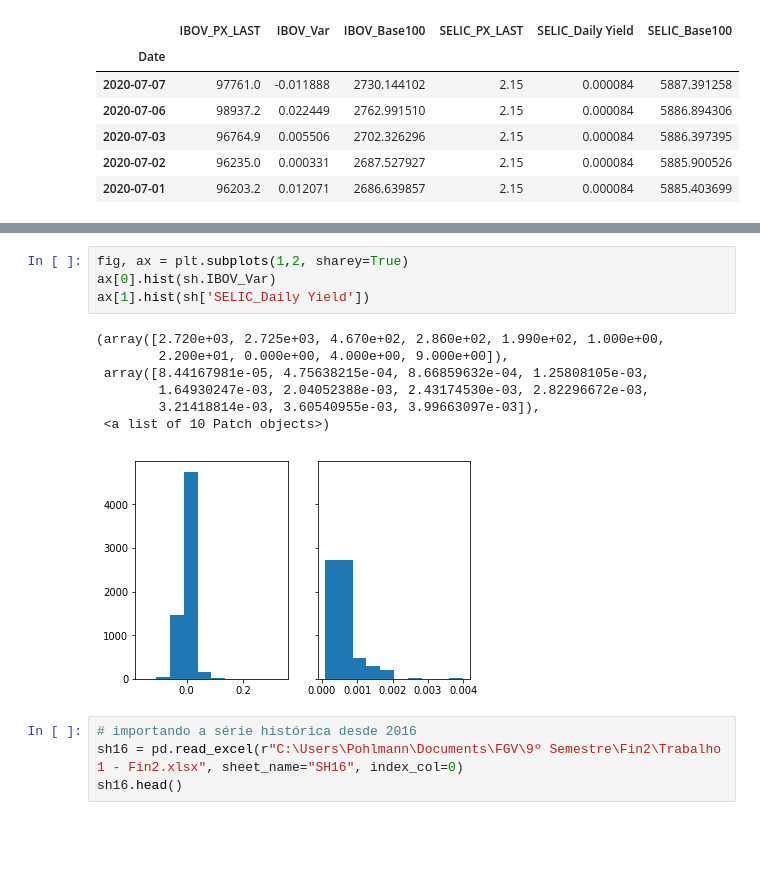
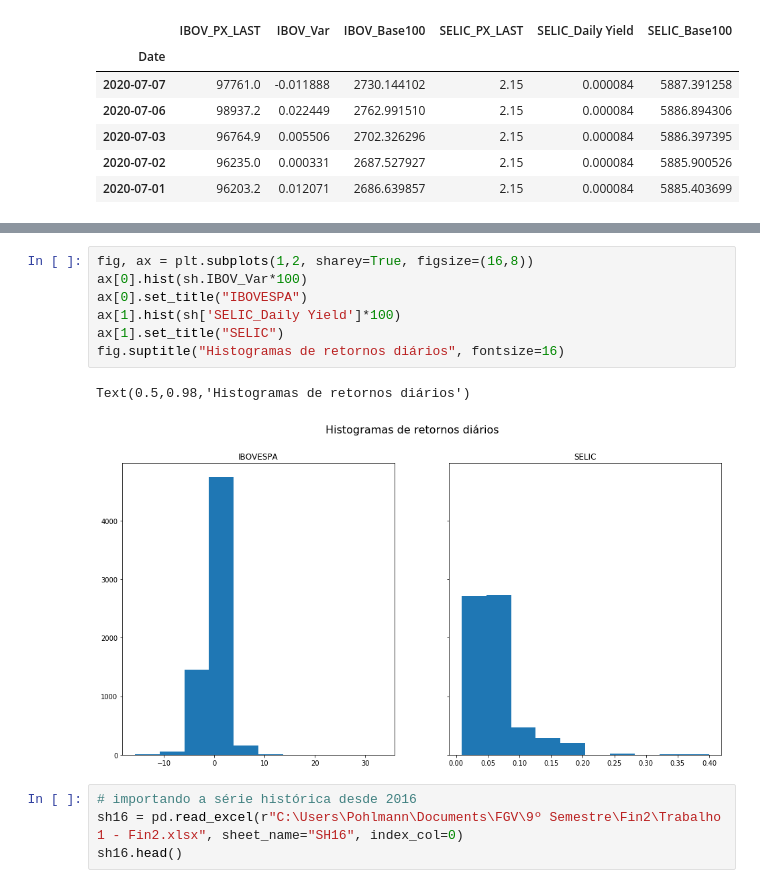
Before and after one commit to Pombalino/FGV, a Jupyter notebook: Trab1Fin2.ipynb, the cells around one changed output, grey strips where cells are left out. Saved outputs shown, nothing was run; the diff lists cells and outputs as text; blank space fills up the shorter version.

Commit message:
Histograms

```diff
--- a/Trab1Fin2.ipynb
+++ b/Trab1Fin2.ipynb
@@ -26,15 +27,13 @@ leg = ax.legend()
 # %%
-fig, ax = plt.subplots(1,2, sharey=True)
-ax[0].hist(sh.IBOV_Var)
-ax[1].hist(sh['SELIC_Daily Yield'])
+fig, ax = plt.subplots(1,2, sharey=True, figsize=(16,8))
+ax[0].hist(sh.IBOV_Var*100)
+ax[0].set_title("IBOVESPA")
+ax[1].hist(sh['SELIC_Daily Yield']*100)
+ax[1].set_title("SELIC")
+fig.suptitle("Histogramas de retornos diários", fontsize=16)
 # %% [output]
-(array([2.720e+03, 2.725e+03, 4.670e+02, 2.860e+02, 1.990e+02, 1.000e+00,
-        2.200e+01, 0.000e+00, 4.000e+00, 9.000e+00]),
- array([8.44167981e-05, 4.75638215e-04, 8.66859632e-04, 1.25808105e-03,
-        1.64930247e-03, 2.04052388e-03, 2.43174530e-03, 2.82296672e-03,
-        3.21418814e-03, 3.60540955e-03, 3.99663097e-03]),
- <a list of 10 Patch objects>)
+Text(0.5,0.98,'Histogramas de retornos diários')
-[figure, old version]
+[figure, new version]
 # %%
 # importando a série histórica desde 2016
 sh16 = pd.read_excel(r"C:\Users\Pohlmann\Documents\FGV\9º Semestre\Fin2\Trabalho 1 - Fin2.xlsx", sheet_name="SH16", index_col=0)
```
Also changed, not shown: parts of 2 cells of this notebook.
